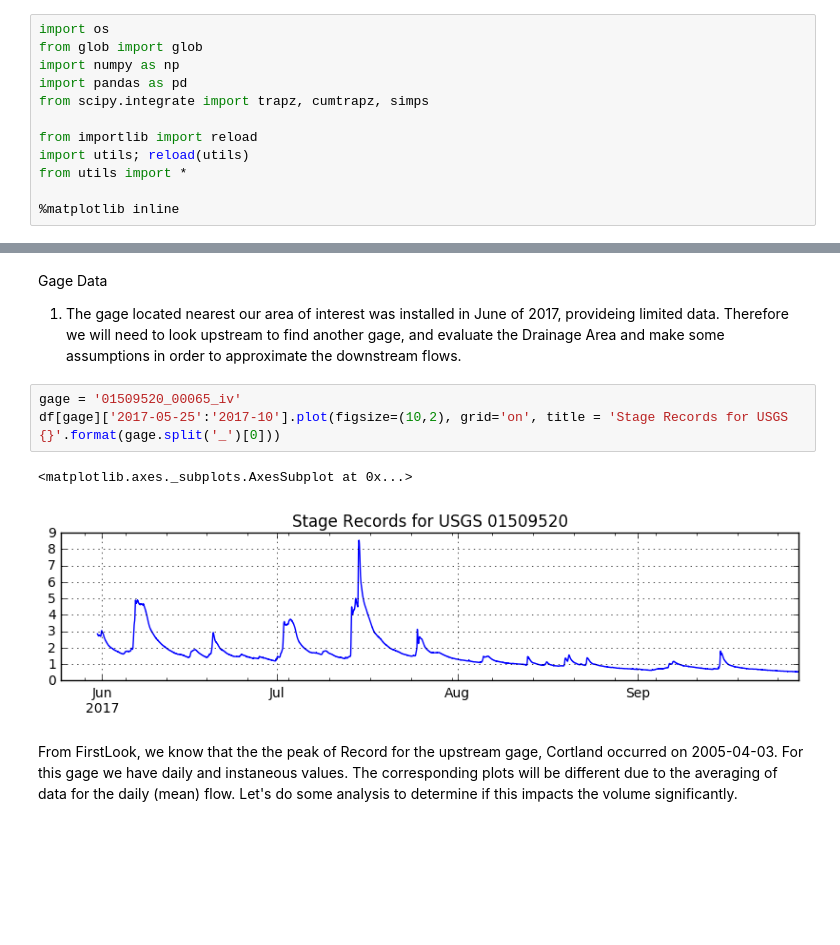
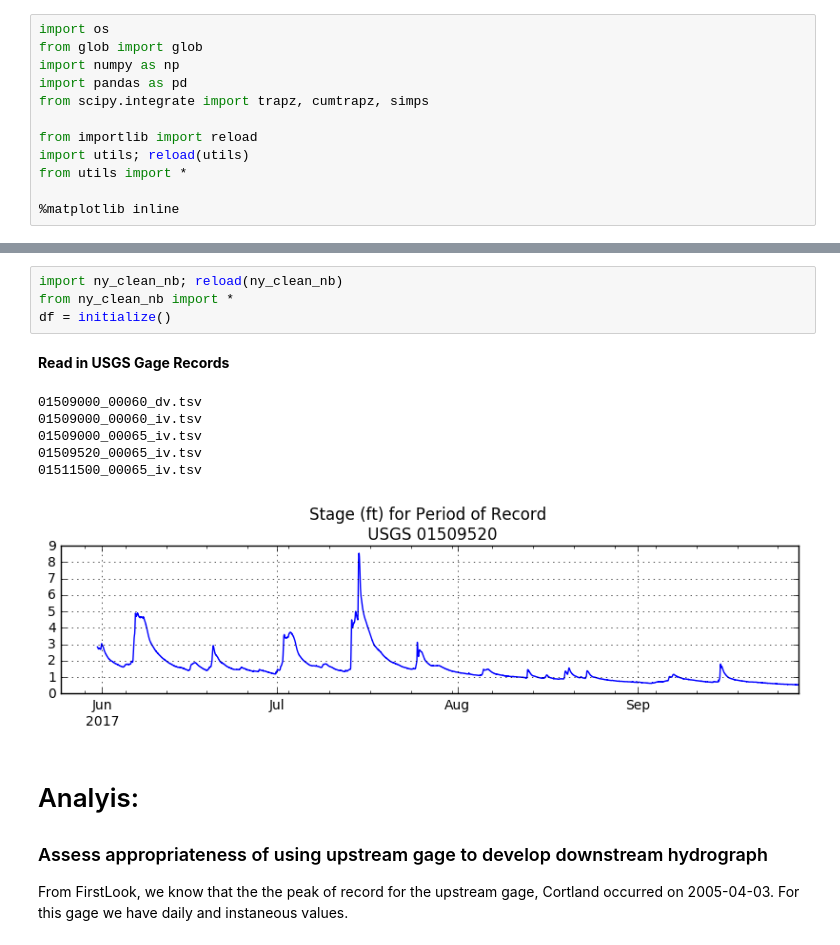
Before and after one commit to slawler/HydrologyTools, a Jupyter notebook: HydrographCreation.ipynb, the cells around one changed output, grey strips where cells are left out. Drawn from its saved outputs; the diff is of its cells as text; blank space fills up the shorter version.

Commit message:
cleaned HydroCreation nb

```diff
--- a/HydrographCreation.ipynb
+++ b/HydrographCreation.ipynb
@@ -55,11 +25,18 @@ df.head().style
-# %% [markdown]
-Gage Data
-1. The gage located nearest our area of interest was installed in June of 2017, provideing limited data. Therefore we will need to look upstream to find another gage, and evaluate the Drainage Area and make some assumptions in order to approximate the downstream flows.
-# %%
-gage = '01509520_00065_iv'
-df[gage]['2017-05-25':'2017-10'].plot(figsize=(10,2), grid='on', title = 'Stage Records for USGS {}'.format(gage.split('_')[0]))
-# %% [output]
-<matplotlib.axes._subplots.AxesSubplot at 0x...>
-[figure, removed]
+# %%
+import ny_clean_nb; reload(ny_clean_nb)
+from ny_clean_nb import *
+df = initialize()
+# %% [output]
+**Read in USGS Gage Records**
+01509000_00060_dv.tsv
+01509000_00060_iv.tsv
+01509000_00065_iv.tsv
+01509520_00065_iv.tsv
+01511500_00065_iv.tsv
+[figure, added]
 # %% [markdown]
-From FirstLook, we know that the the peak of Record for the upstream gage, Cortland occurred on 2005-04-03. For this gage we have daily and instaneous values.  The corresponding plots will be different due to the averaging of data for the daily (mean) flow. Let's do some analysis to determine if this impacts the volume significantly.
+
+
+# Analyis:
+### Assess appropriateness of using upstream gage to develop downstream hydrograph
+From FirstLook, we know that the the peak of record for the upstream gage, Cortland occurred on 2005-04-03. For this gage we have daily and instaneous values.
```
Also changed, not shown: parts of 16 cells of this notebook, 3 other files.
